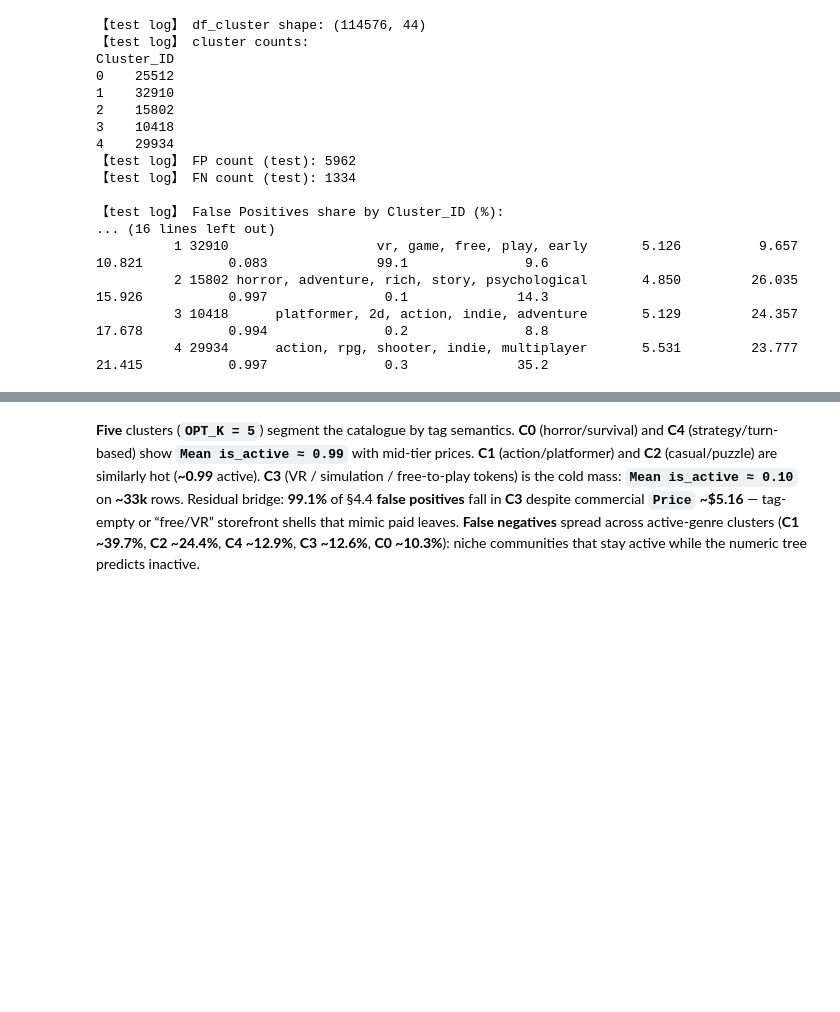
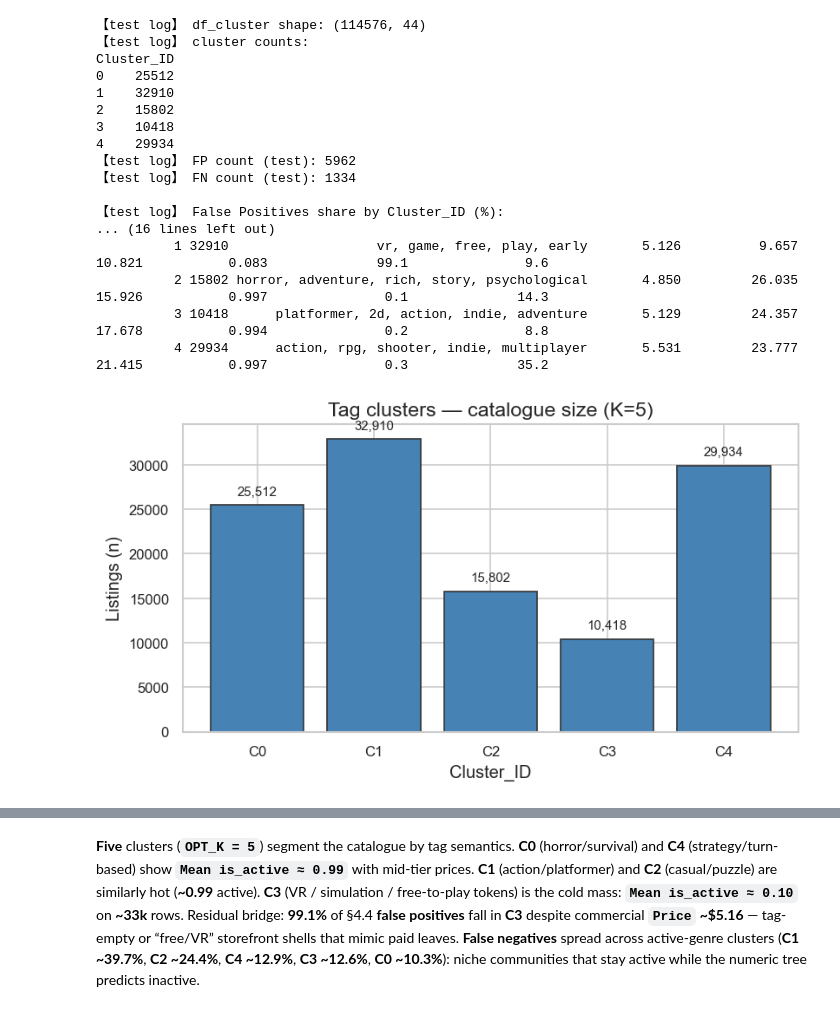
Before and after one commit to victoriammiao/datamining, a Jupyter notebook: 50091136.ipynb, the cells around one changed output, grey strips where cells are left out. Saved outputs shown, nothing was run; the diff lists cells and outputs as text; code cells hidden in the pictures; blank space fills up the shorter version.

```diff
--- a/50091136.ipynb
+++ b/50091136.ipynb
@@ -2653,3 +2758,25 @@ Cluster_ID
           2 15802 horror, adventure, rich, story, psychological       4.850         26.035             15.926           0.997               0.1              14.3
           3 10418      platformer, 2d, action, indie, adventure       5.129         24.357             17.678           0.994               0.2               8.8
           4 29934      action, rpg, shooter, indie, multiplayer       5.531         23.777             21.415           0.997               0.3              35.2
+# %%
+# Section 5.3 (figure 1) — cluster catalogue size (supplement to diagnostic table)
+plot_diag = diag_display.sort_values("Cluster_ID").copy()
+
+fig, ax = plt.subplots(figsize=(7, 4))
+cluster_labels = [f"C{int(c)}" for c in plot_diag["Cluster_ID"]]
+ax.bar(
+    cluster_labels,
+    plot_diag["n"],
+    color="steelblue",
+    edgecolor="0.2",
+)
+ax.set_xlabel("Cluster_ID")
+ax.set_ylabel("Listings (n)")
+ax.set_title("Tag clusters — catalogue size (K=5)")
+for i, n in enumerate(plot_diag["n"]):
+    ax.text(i, n + 800, f"{int(n):,}", ha="center", va="bottom", fontsize=9)
+rotate_x_labels_if_needed(ax)
+plt.tight_layout()
+plt.show()
+# %% [output]
+[figure, added]
```
Also changed, not shown: parts of 28 cells of this notebook, 1 other file.
